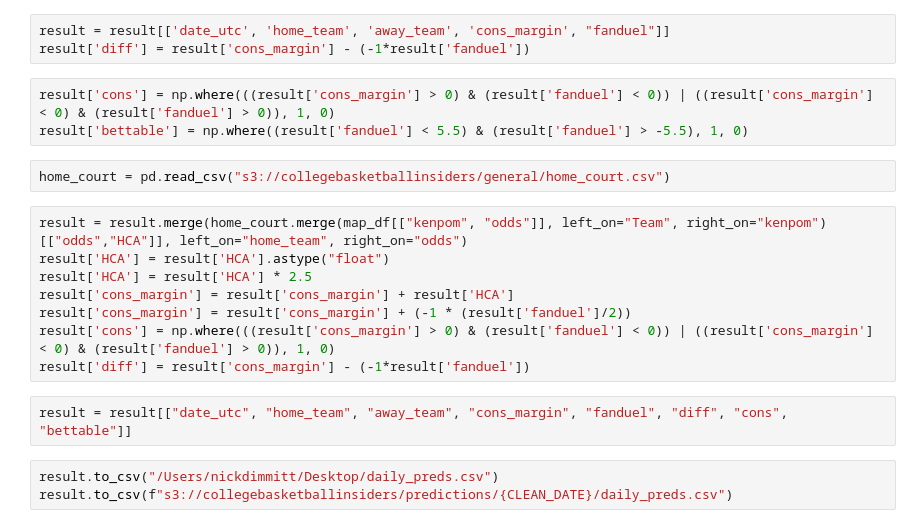
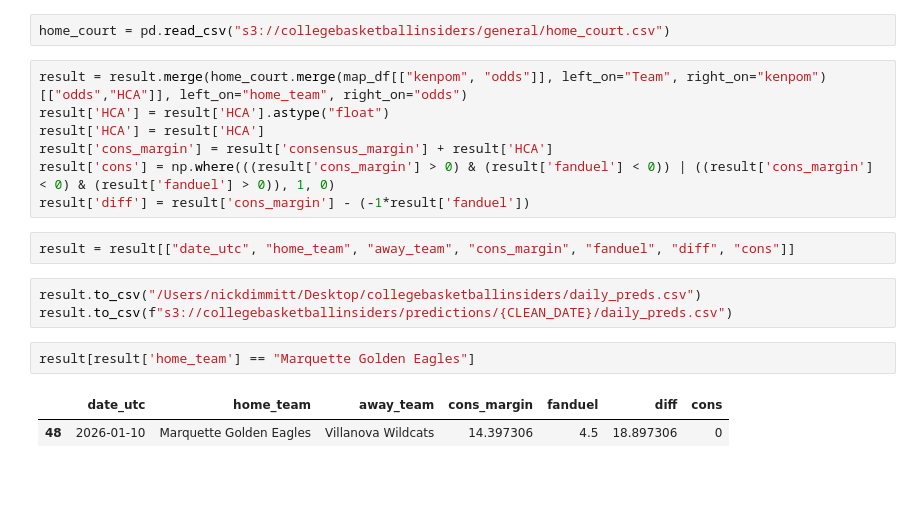
Before and after one commit to dimmittnick/march_madness, a Jupyter notebook: inferencing/analysis.ipynb, the cells around one changed output. Saved outputs shown, nothing was run; the diff lists cells and outputs as text; blank space fills up the shorter version.

Commit message:
fix consensus

```diff
--- a/inferencing/analysis.ipynb
+++ b/inferencing/analysis.ipynb
@@ -435,21 +390,19 @@ result = result.merge(odds_df, left_on='home_team_id', right_on='team_id', how="
-# %%
-result = result[['date_utc', 'home_team', 'away_team', 'cons_margin', "fanduel"]]
-result['diff'] = result['cons_margin'] - (-1*result['fanduel'])
-# %%
-result['cons'] = np.where(((result['cons_margin'] > 0) & (result['fanduel'] < 0)) | ((result['cons_margin'] < 0) & (result['fanduel'] > 0)), 1, 0)
-result['bettable'] = np.where((result['fanduel'] < 5.5) & (result['fanduel'] > -5.5), 1, 0)
 # %%
 home_court = pd.read_csv("s3://collegebasketballinsiders/general/home_court.csv")
 # %%
 result = result.merge(home_court.merge(map_df[["kenpom", "odds"]], left_on="Team", right_on="kenpom")[["odds","HCA"]], left_on="home_team", right_on="odds")
 result['HCA'] = result['HCA'].astype("float")
-result['HCA'] = result['HCA'] * 2.5
-result['cons_margin'] = result['cons_margin'] + result['HCA']
-result['cons_margin'] = result['cons_margin'] + (-1 * (result['fanduel']/2))
+result['HCA'] = result['HCA']
+result['cons_margin'] = result['consensus_margin'] + result['HCA']
 result['cons'] = np.where(((result['cons_margin'] > 0) & (result['fanduel'] < 0)) | ((result['cons_margin'] < 0) & (result['fanduel'] > 0)), 1, 0)
 result['diff'] = result['cons_margin'] - (-1*result['fanduel'])
 # %%
-result = result[["date_utc", "home_team", "away_team", "cons_margin", "fanduel", "diff", "cons", "bettable"]]
+result = result[["date_utc", "home_team", "away_team", "cons_margin", "fanduel", "diff", "cons"]]
 # %%
-result.to_csv("/Users/nickdimmitt/Desktop/daily_preds.csv")
+result.to_csv("/Users/nickdimmitt/Desktop/collegebasketballinsiders/daily_preds.csv")
 result.to_csv(f"s3://collegebasketballinsiders/predictions/{CLEAN_DATE}/daily_preds.csv")
+# %%
+result[result['home_team'] == "Marquette Golden Eagles"]
+# %% [output]
+|  | date_utc | home_team | away_team | cons_margin | fanduel | diff | cons |
+| 48 | 2026-01-10 | Marquette Golden Eagles | Villanova Wildcats | 14.397306 | 4.5 | 18.897306 | 0 |
```
Also changed, not shown: parts of 8 cells of this notebook, 3 other files.
